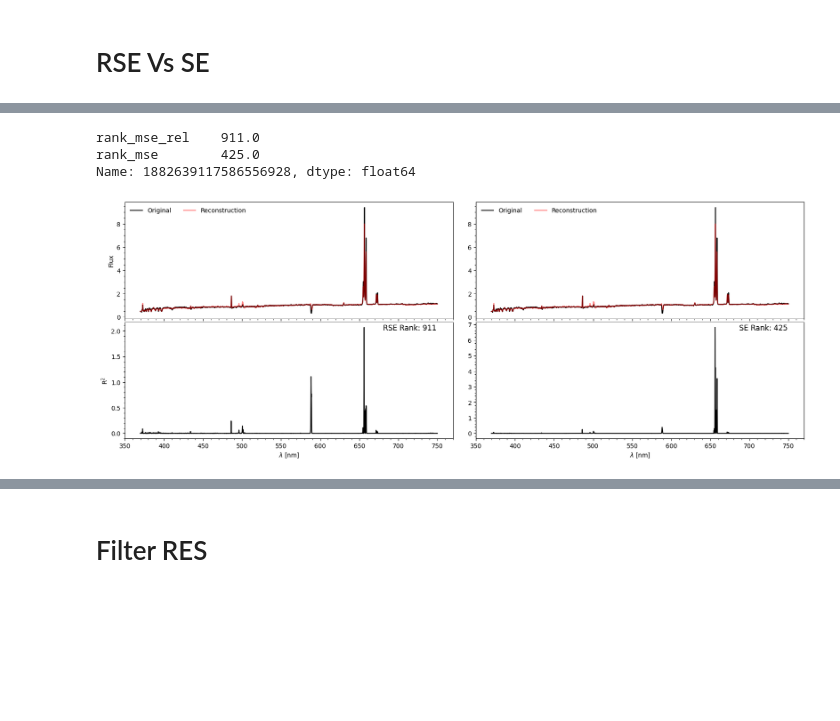
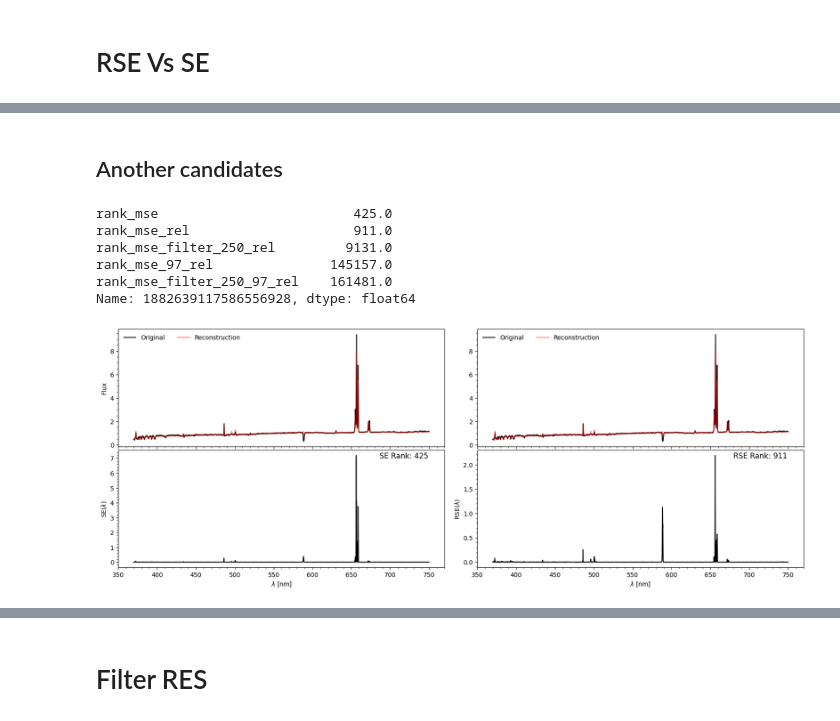
Before and after one commit to ed-ortizm/anomaly, a Jupyter notebook: thesis/residual_based_scores/bin_03/01_02_rse_figs_bin3.ipynb, the cells around one changed output, grey strips where cells are left out. Drawn from its saved outputs; the diff is of its cells as text; code cells hidden in the pictures; blank space fills up the shorter version.

```diff
--- a/thesis/residual_based_scores/bin_03/01_02_rse_figs_bin3.ipynb
+++ b/thesis/residual_based_scores/bin_03/01_02_rse_figs_bin3.ipynb
@@ -211,12 +211,7 @@ def rse_se_fig(
         color="red", label="Reconstruction"
     )
 
-    # flux_ticks = [0, 10, 20, 30, 40]
-    # axs[0, 0].set_yticks(flux_ticks)
-    # axs[0, 0].set_ylim(0, 40)
-
     # ----------------------------------------------------
-    #
     axs[0, 1].plot(
         wave_nm, spec,
         color="black", label="Original"
@@ -226,9 +221,6 @@ def rse_se_fig(
         color="red", alpha=alpha, label="Reconstruction"
     )
 
-    # flux_ticks = [0, 10, 20, 30, 40]
-    # axs[0, 1].set_yticks(flux_ticks)
-    # axs[0, 1].set_ylim(0, 40)
     # ----------------------------------------------------
     # Residulas
     # RSE
@@ -237,13 +229,10 @@ def rse_se_fig(
         color="black",
         # label="Residuals"
     )
-    # res_ticks = [0, 5, 10, 15, 20, 25]
-    # axs[1, 0].set_yticks(res_ticks)
-    # axs[1, 0].set_ylim(0, 26)
 
     axs[1, 0].text(
         0.95, 0.95,
-        f"RSE Rank: {rse_rank:.0f}",
+        f"SE Rank: {rse_rank:.0f}",
         horizontalalignment="right", verticalalignment="center",
         transform=axs[1, 0].transAxes,
         fontsize=12
@@ -256,13 +245,9 @@ def rse_se_fig(
         # label="Residuals"
     )
 
-    # res_ticks = [0, 10, 20, 30, 40]
-    # axs[1, 1].set_yticks(res_ticks)
-    # axs[1, 1].set_ylim(0, 42)
-
     axs[1, 1].text(
         0.95, 0.95,
-        f"SE Rank: {se_rank:.0f}",
+        f"RSE Rank: {se_rank:.0f}",
         horizontalalignment="right", verticalalignment="center",
         transform=axs[1, 1].transAxes,
         fontsize=12
@@ -281,13 +266,10 @@ def rse_se_fig(
         # fontsize=10,
         ncol=2
     )
-
     # ----------------------------------------------------
-
     # wavelengt setup
     axs[1, 0].set_xlim(350, 770)
     axs[1, 1].set_xlim(350, 770)
-    # # wave_ticks = [370]
     wave_ticks = list(np.arange(350, 751, 50))
     axs[1, 0].set_xticks(wave_ticks)
     axs[1, 1].set_xticks(wave_ticks)
@@ -298,13 +280,9 @@ def rse_se_fig(
     axs[1, 0].set_xlabel(r"$\lambda$ [nm]")
     axs[1, 1].set_xlabel(r"$\lambda$ [nm]")
     axs[0, 0].set_ylabel("Flux")
-    axs[1, 0].set_ylabel(r"R$^2$")
+    axs[1, 0].set_ylabel(r"SE($\lambda$)")
+    axs[1, 1].set_ylabel(r"RSE($\lambda$)")
 
-    # adjust vertical space
-    plt.subplots_adjust(
-        hspace=0.03,
-        wspace=0.07
-    )
     return fig, axs
 # %% [markdown]
 # Config
@@ -398,26 +558,36 @@ rse_candidates = [
+# %% [markdown]
+## Another candidates
 # %%
-mask = score_rank_df.rank_mse_rel == 911
+rse_rank = 911
+mask = score_rank_df.rank_mse_rel == rse_rank
 specid = score_rank_df.loc[mask].index.values[0]
 idx_spec = specobjid_to_idx(specid, idx_id_spec)
 spec = spectra[idx_spec]
 rec_spec = ae_model.reconstruct(spec)[0]
 RSEidual = rse_residual(spec, rec_spec)
 squared_res = squared_residual(spec, rec_spec)
 #
 rse_rank = score_rank_df.loc[specid, 'rank_mse_rel']
 se_rank = score_rank_df.loc[specid, 'rank_mse']
 # -------------------------------------------------------
 fig, axs = rse_se_fig(
     spec, rec_spec, wave_nm,
-    RSEidual, squared_res,
-    rse_rank, se_rank,
+    squared_res, RSEidual,
+    se_rank, rse_rank,
     alpha=0.5
 )
-
+# adjust vertical space
+plt.subplots_adjust(
+    hspace=0.03,
+    wspace=0.1
+)
 # -------------------------------------------------------
-score_rank_df.loc[specid, ['rank_mse_rel', 'rank_mse']].T
+score_rank_df.loc[specid, ['rank_mse'] + rse_rank_cols].T
 # %% [output]
-rank_mse_rel    911.0
-rank_mse        425.0
+rank_mse                         425.0
+rank_mse_rel                     911.0
+rank_mse_filter_250_rel         9131.0
+rank_mse_97_rel               145157.0
+rank_mse_filter_250_97_rel    161481.0
 Name: 1882639117586556928, dtype: float64
-[figure, old version]
+[figure, new version]
```
Also changed, not shown: parts of 19 cells of this notebook.
